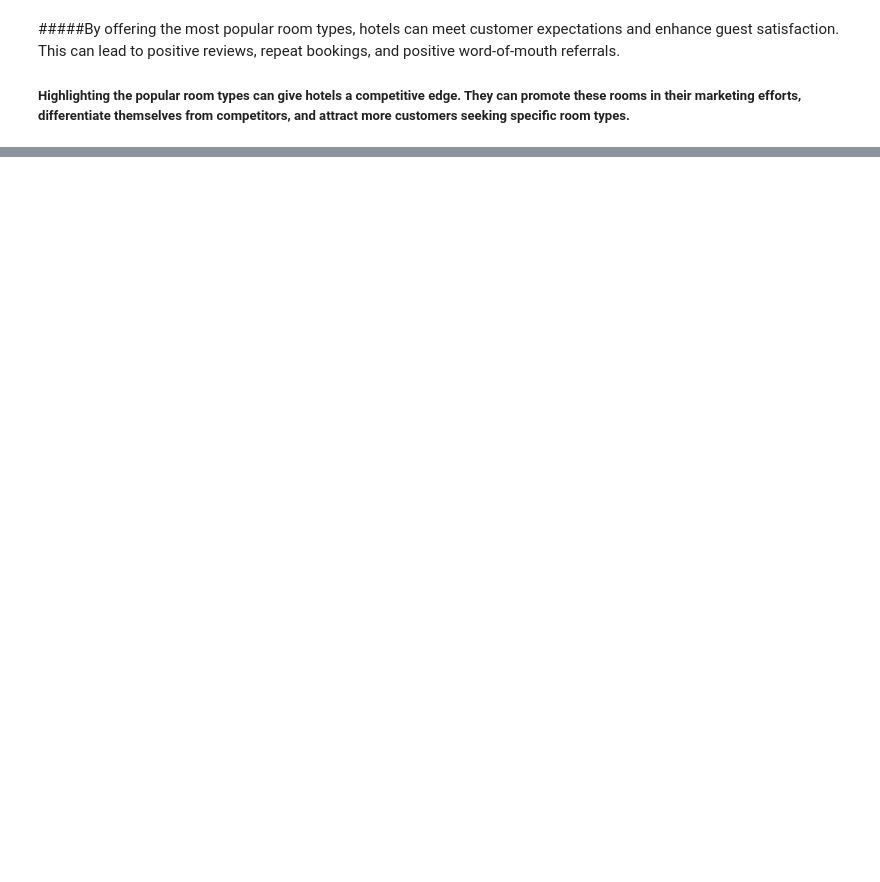
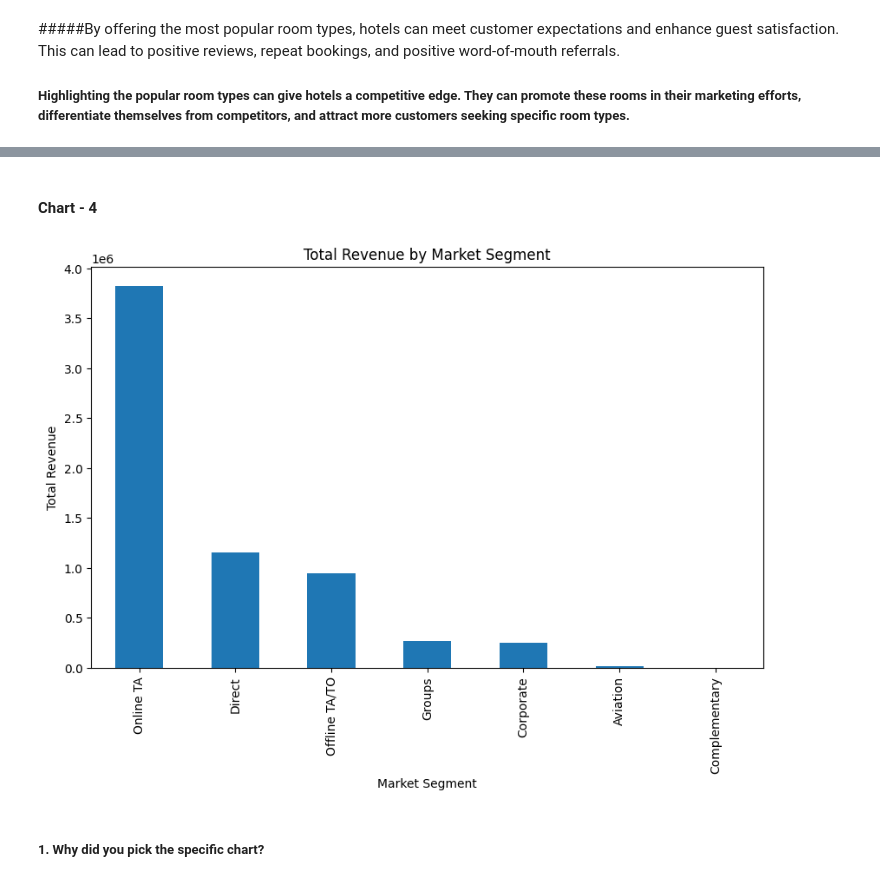
Before and after one commit to Sakshi1127/almabettercapstoneproject, a Jupyter notebook: EDA_Hotel_Booking_analysis.ipynb, the cells around one changed output, grey strips where cells are left out. Cells and saved outputs as stored; diff of their text form; code cells hidden in the pictures; blank space fills up the shorter version.

```diff
--- a/EDA_Hotel_Booking_analysis.ipynb
+++ b/EDA_Hotel_Booking_analysis.ipynb
@@ -522,0 +564,2 @@ The insights gained from the analysis can be used in marketing and promotional e
+# %% [markdown]
+#### Chart - 4
@@ -522,0 +568,17 @@ The insights gained from the analysis can be used in marketing and promotional e
+# %%
+#Calculate the specific market segments that contribute significantly to the hotel's revenue
+
+# Calculate the total revenue by market segment
+revenue_by_segment = data_set.groupby('market_segment')['adr'].sum().sort_values(ascending=False)
+
+# Plot the total revenue by market segment
+plt.figure(figsize=(10, 6))
+revenue_by_segment.plot(kind='bar')
+plt.title("Total Revenue by Market Segment")
+plt.xlabel("Market Segment")
+plt.ylabel("Total Revenue")
+plt.show()
+# %% [output]
+[figure, added]
+# %% [markdown]
+##### 1. Why did you pick the specific chart?
```
Also changed, not shown: parts of 26 cells of this notebook.
